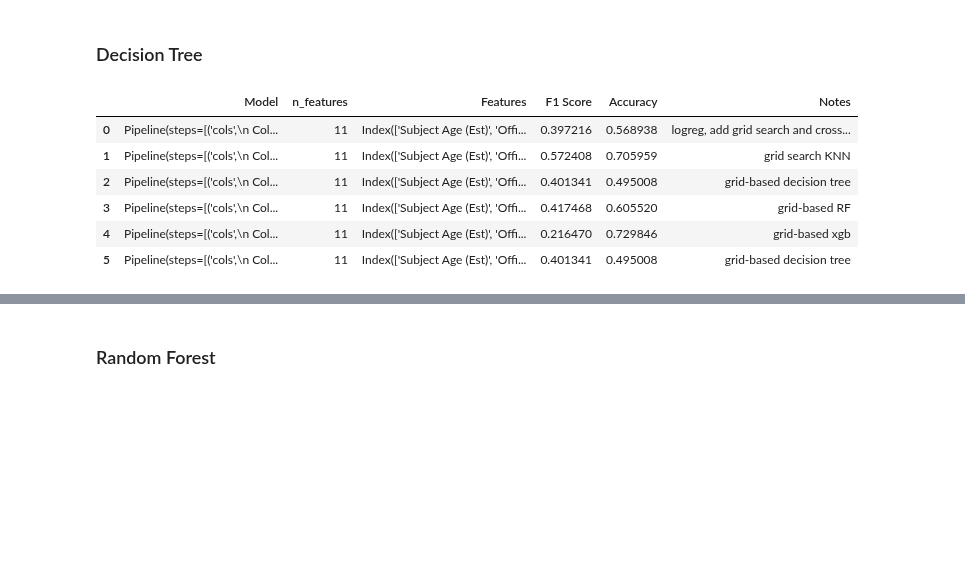
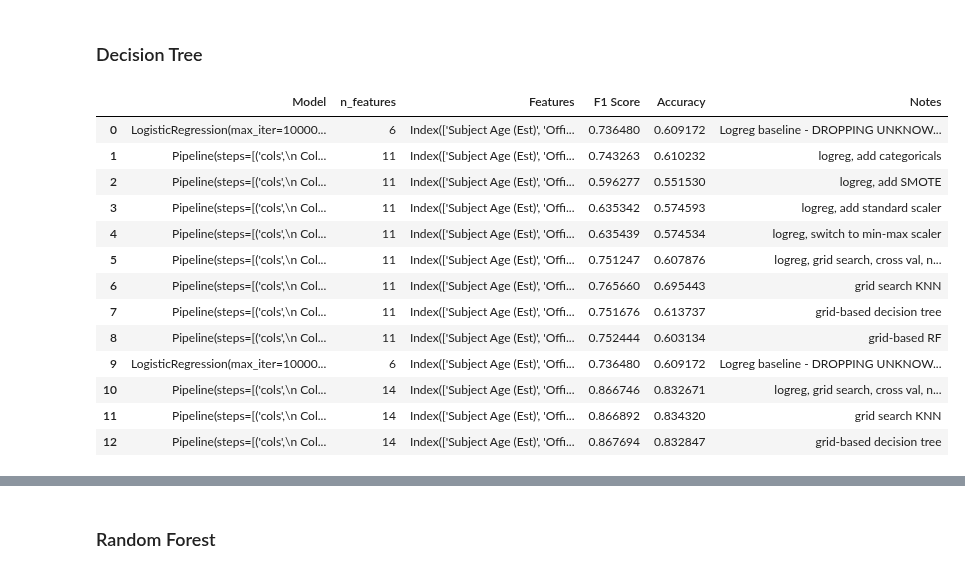
Before and after one commit to sethnlewis/Policing-Bias, a Jupyter notebook: analysis/EDA.ipynb, the cells around one changed output, grey strips where cells are left out. Cells and saved outputs as stored; diff of their text form; code cells hidden in the pictures; blank space fills up the shorter version.

```diff
--- a/analysis/EDA.ipynb
+++ b/analysis/EDA.ipynb
@@ -349,3 +350,15 @@ df.drop('Arrest (Y/N)', axis=1, inplace=True)
+# %%
+categorize_resolution = {
+    'Field Contact': 'Neutral',
+    'Offense Report': 'Negative',
+    'Arrest': 'Negative',
+    'Referred for Prosecution': 'Negative',
+    'Citation / Infraction': 'Negative'
+}
+
+
+df['Resolution: Negative (Y/N)'] = (df['Stop Resolution'].map(categorize_resolution) == 'Negative').astype('int')
+df.drop('Stop Resolution: Arrest (Y/N)', axis=1, inplace=True)
 # %% [markdown]
 # Graphical EDA
 # %%
@@ -479,14 +473,14 @@ dtype: object
 # %%
 # Split data
-y_label = 'Stop Resolution: Arrest (Y/N)'
+y_label = 'Resolution: Negative (Y/N)'
 X = df_refined.drop([y_label,
                      'Frisk (Y/N)',
                      'Reported Date',
                      'Subject Age Group',
-                     'Stop Resolution',
-                     'Call Type',
-                     'Precinct',
-                     'Sector'],
+                     'Stop Resolution'],
+                     #'Call Type',
+                     #'Precinct',
+                     #'Sector'],
                      axis=1)
 y = df_refined[y_label]
 
@@ -502,4 +496,4 @@ X.reset_index(drop=True, inplace=True)
 y.reset_index(drop=True, inplace=True)
 
 # Declare object to hold history of all model runs
-model_history = ModelHistory()
+#model_history = ModelHistory()
@@ -508,7 +500,7 @@ model_history = ModelHistory()
 # %%
 # One hot encoder
 droppers = [UNKNOWN]*X.select_dtypes('object').shape[1]
-one_hot_encoder = OneHotEncoder(drop=droppers, sparse=False)
+one_hot_encoder = OneHotEncoder(sparse=False, drop=droppers)
 
 # Selectors
 string_selector = make_column_selector(dtype_include='object')
@@ -594,15 +600,15 @@ Test: 0.37767532893890127
 # %% [markdown]
 ### K-Nearest Neighbors
 # %%
-# --- GRID NEEDS BETTER PARAMETER CHOICES ---
 pipe = Pipeline([('cols', transformer_ss),
-                 ('smote', smote),
                  ('model', model_knn)])
 
 param_grid = {'model__leaf_size': [50],
-               'model__n_neighbors': np.arange(3, 8, 2)}
+               'model__n_neighbors': [3, 5, 7, 9]}
 search = GridSearchCV(pipe, param_grid, cv=kfold, n_jobs=JOBS, scoring='f1', return_train_score=True)
 search.fit(X, y)
 model_history.add_model(search.best_estimator_, X, y, display_results=True, notes='grid search KNN')
+
+final_model_knn = search.best_estimator_
 # %% [output]
 |  | Model | n_features | Features | F1 Score | Accuracy | Notes |
@@ -619,22 +635,30 @@ Test: 0.3406432026185872
 ### Decision Tree
 # %%
 pipe = Pipeline([('cols', transformer_ss),
-                 ('smote', smote),
                  ('model', model_dt)])
 
-param_grid = {'model__max_depth': [2, 6, 10],
+param_grid = {'model__max_depth': [3, 5, 7],
               'model__criterion': ['gini', 'entropy'],
               'model__min_samples_split': [5, 10],
               'model__min_samples_leaf': [5, 10]}
 
 search = GridSearchCV(pipe, param_grid, cv=kfold, n_jobs=JOBS, scoring='f1', return_train_score=True)
 search.fit(X, y)
 model_history.add_model(search.best_estimator_, X, y, display_results=True, notes='grid-based decision tree')
+
+final_model_dt = search.best_estimator_
 # %% [output]
 |  | Model | n_features | Features | F1 Score | Accuracy | Notes |
-| 0 | Pipeline(steps=[('cols',\n Col... | 11 | Index(['Subject Age (Est)', 'Offi... | 0.397216 | 0.568938 | logreg, add grid search and cross... |
-| 1 | Pipeline(steps=[('cols',\n Col... | 11 | Index(['Subject Age (Est)', 'Offi... | 0.572408 | 0.705959 | grid search KNN |
-| 2 | Pipeline(steps=[('cols',\n Col... | 11 | Index(['Subject Age (Est)', 'Offi... | 0.401341 | 0.495008 | grid-based decision tree |
-| 3 | Pipeline(steps=[('cols',\n Col... | 11 | Index(['Subject Age (Est)', 'Offi... | 0.417468 | 0.605520 | grid-based RF |
-| 4 | Pipeline(steps=[('cols',\n Col... | 11 | Index(['Subject Age (Est)', 'Offi... | 0.216470 | 0.729846 | grid-based xgb |
-| 5 | Pipeline(steps=[('cols',\n Col... | 11 | Index(['Subject Age (Est)', 'Offi... | 0.401341 | 0.495008 | grid-based decision tree |
+| 0 | LogisticRegression(max_iter=10000... | 6 | Index(['Subject Age (Est)', 'Offi... | 0.736480 | 0.609172 | Logreg baseline - DROPPING UNKNOW... |
+| 1 | Pipeline(steps=[('cols',\n Col... | 11 | Index(['Subject Age (Est)', 'Offi... | 0.743263 | 0.610232 | logreg, add categoricals |
+| 2 | Pipeline(steps=[('cols',\n Col... | 11 | Index(['Subject Age (Est)', 'Offi... | 0.596277 | 0.551530 | logreg, add SMOTE |
+| 3 | Pipeline(steps=[('cols',\n Col... | 11 | Index(['Subject Age (Est)', 'Offi... | 0.635342 | 0.574593 | logreg, add standard scaler |
+| 4 | Pipeline(steps=[('cols',\n Col... | 11 | Index(['Subject Age (Est)', 'Offi... | 0.635439 | 0.574534 | logreg, switch to min-max scaler |
+| 5 | Pipeline(steps=[('cols',\n Col... | 11 | Index(['Subject Age (Est)', 'Offi... | 0.751247 | 0.607876 | logreg, grid search, cross val, n... |
+| 6 | Pipeline(steps=[('cols',\n Col... | 11 | Index(['Subject Age (Est)', 'Offi... | 0.765660 | 0.695443 | grid search KNN |
+| 7 | Pipeline(steps=[('cols',\n Col... | 11 | Index(['Subject Age (Est)', 'Offi... | 0.751676 | 0.613737 | grid-based decision tree |
+| 8 | Pipeline(steps=[('cols',\n Col... | 11 | Index(['Subject Age (Est)', 'Offi... | 0.752444 | 0.603134 | grid-based RF |
+| 9 | LogisticRegression(max_iter=10000... | 6 | Index(['Subject Age (Est)', 'Offi... | 0.736480 | 0.609172 | Logreg baseline - DROPPING UNKNOW... |
+| 10 | Pipeline(steps=[('cols',\n Col... | 14 | Index(['Subject Age (Est)', 'Offi... | 0.866746 | 0.832671 | logreg, grid search, cross val, n... |
+| 11 | Pipeline(steps=[('cols',\n Col... | 14 | Index(['Subject Age (Est)', 'Offi... | 0.866892 | 0.834320 | grid search KNN |
+| 12 | Pipeline(steps=[('cols',\n Col... | 14 | Index(['Subject Age (Est)', 'Offi... | 0.867694 | 0.832847 | grid-based decision tree |
```
Also changed, not shown: parts of 30 cells of this notebook, 2 other files.
